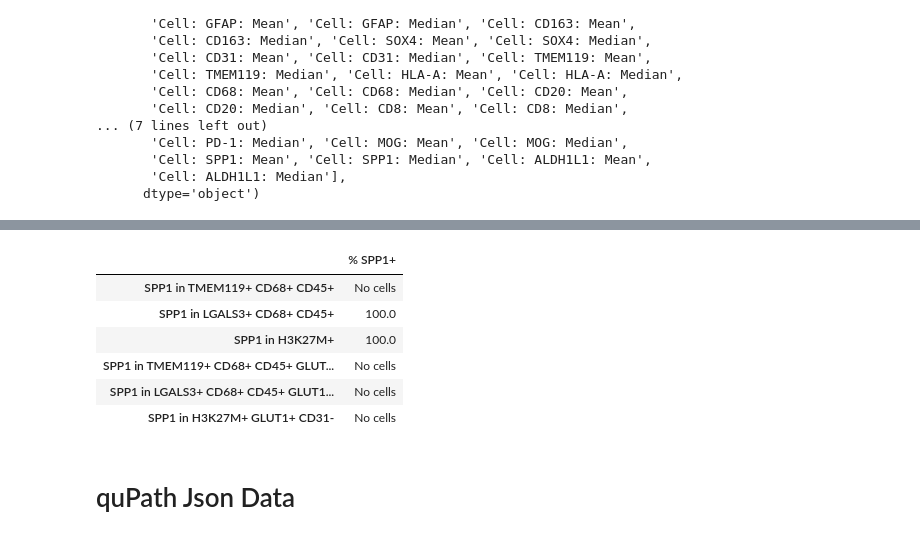
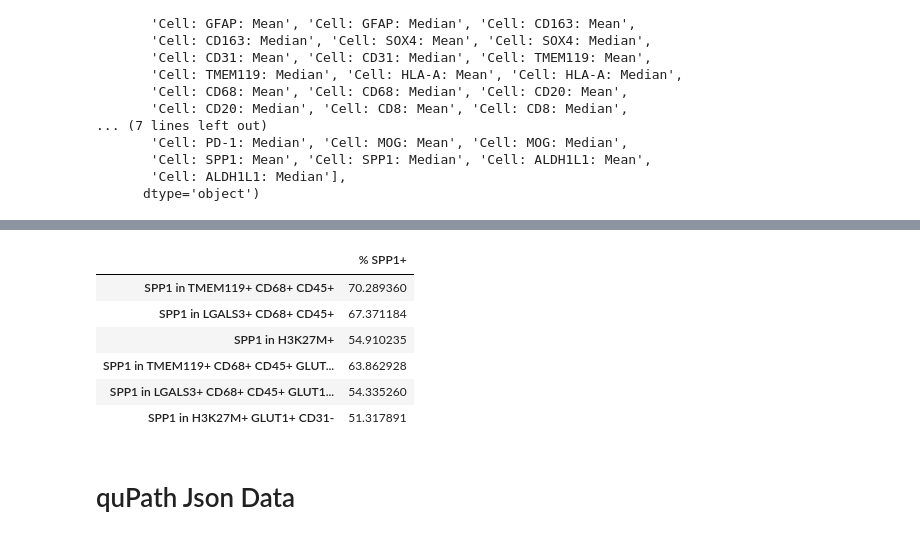
Before and after one commit to sadeghetemad/nencki-image-segmentation, a Jupyter notebook: notebooks/patient_analysis.ipynb, the cells around one changed output, grey strips where cells are left out. Cells and saved outputs as stored; diff of their text form; code cells hidden in the pictures.

Commit message:
fix: input data format

```diff
--- a/notebooks/patient_analysis.ipynb
+++ b/notebooks/patient_analysis.ipynb
@@ -84,16 +102,16 @@ Index(['Image', 'Object ID', 'Object type', 'Name', 'Classification', 'Parent',
        'Cell: ALDH1L1: Median'],
       dtype='object')
 # %%
-for col in df_1991.columns:
+for col in data.columns:
     if "Mean" in col or "Median" in col:
-        df_1991[col] = pd.to_numeric(df_1991[col], errors="coerce")
+        data[col] = pd.to_numeric(data[col], errors="coerce")
 # %%
 markers = ["SPP1", "TMEM119", "CD68", "CD45", "LGALS3", "H3K27M", "GLUT1", "CD31"]
 
 TH = {}
 for m in markers:
     col = f"Cell: {m}: Mean" if m != "H3K27M" else f"Nucleus: {m}: Mean"
-    vals = df_1991[col].dropna()
+    vals = data[col].dropna()
     if len(vals) == 0:
         continue
     try:
@@ -112,0 +131,9 @@ TH
+# %%
+for m in ["SPP1", "TMEM119", "CD68", "CD45", "LGALS3", "H3K27M", "GLUT1", "CD31"]:
+    col = f"Cell: {m}: Mean" if m != "H3K27M" else f"Nucleus: {m}: Mean"
+    vals = data[col].dropna()
+    plt.hist(vals, bins=100)
+    plt.axvline(TH[m], color='red', label=f"Threshold {TH[m]:.2f}")
+    plt.title(m)
+    plt.legend()
+    plt.show()
@@ -113,37 +149,37 @@ TH
 # %%
-def pos(marker, nucleus=False):
+def pos(data, marker, nucleus=False):
     col = f"Nucleus: {marker}: Mean" if nucleus else f"Cell: {marker}: Mean"
-    return df_1991[col] > TH[marker]
+    return data[col] > TH[marker]
 # %%
-microglia_like = pos("TMEM119") & pos("CD68") & pos("CD45")
-macrophage_like = pos("LGALS3") & pos("CD68") & pos("CD45")
-h3k27m = pos("H3K27M", nucleus=True)
-hypoxic = pos("GLUT1") & (~pos("CD31"))
+microglia_like = pos(data, "TMEM119") & pos(data, "CD68") & pos(data, "CD45")
+macrophage_like = pos(data, "LGALS3") & pos(data, "CD68") & pos(data, "CD45")
+h3k27m = pos(data, "H3K27M", nucleus=True)
+hypoxic = pos(data, "GLUT1") & (~pos(data, "CD31"))
 
 results = {}
 
-results["SPP1 in TMEM119+ CD68+ CD45+"] = (df_1991.loc[microglia_like, "Cell: SPP1: Mean"] > TH["SPP1"]).mean() * 100
-results["SPP1 in LGALS3+ CD68+ CD45+"] = (df_1991.loc[macrophage_like, "Cell: SPP1: Mean"] > TH["SPP1"]).mean() * 100
-results["SPP1 in H3K27M+"] = (df_1991.loc[h3k27m, "Cell: SPP1: Mean"] > TH["SPP1"]).mean() * 100
+results["SPP1 in TMEM119+ CD68+ CD45+"] = (data.loc[microglia_like, "Cell: SPP1: Mean"] > TH["SPP1"]).mean() * 100
+results["SPP1 in LGALS3+ CD68+ CD45+"] = (data.loc[macrophage_like, "Cell: SPP1: Mean"] > TH["SPP1"]).mean() * 100
+results["SPP1 in H3K27M+"] = (data.loc[h3k27m, "Cell: SPP1: Mean"] > TH["SPP1"]).mean() * 100
 
-results["SPP1 in TMEM119+ CD68+ CD45+ GLUT1+ CD31-"] = (df_1991.loc[microglia_like & hypoxic, "Cell: SPP1: Mean"] > TH["SPP1"]).mean() * 100
-results["SPP1 in LGALS3+ CD68+ CD45+ GLUT1+ CD31-"] = (df_1991.loc[macrophage_like & hypoxic, "Cell: SPP1: Mean"] > TH["SPP1"]).mean() * 100
-results["SPP1 in H3K27M+ GLUT1+ CD31-"] = (df_1991.loc[h3k27m & hypoxic, "Cell: SPP1: Mean"] > TH["SPP1"]).mean() * 100
+results["SPP1 in TMEM119+ CD68+ CD45+ GLUT1+ CD31-"] = (data.loc[microglia_like & hypoxic, "Cell: SPP1: Mean"] > TH["SPP1"]).mean() * 100
+results["SPP1 in LGALS3+ CD68+ CD45+ GLUT1+ CD31-"] = (data.loc[macrophage_like & hypoxic, "Cell: SPP1: Mean"] > TH["SPP1"]).mean() * 100
+results["SPP1 in H3K27M+ GLUT1+ CD31-"] = (data.loc[h3k27m & hypoxic, "Cell: SPP1: Mean"] > TH["SPP1"]).mean() * 100
 
 summary = pd.DataFrame.from_dict(results, orient="index", columns=["% SPP1+"])
 summary["% SPP1+"] = summary["% SPP1+"].fillna("No cells")
 summary
 
 # Save summary
 # summary.to_csv("SPP1_percentages_summary.csv")
 # %% [output]
 |  | % SPP1+ |
-| SPP1 in TMEM119+ CD68+ CD45+ | No cells |
-| SPP1 in LGALS3+ CD68+ CD45+ | 100.0 |
-| SPP1 in H3K27M+ | 100.0 |
-| SPP1 in TMEM119+ CD68+ CD45+ GLUT... | No cells |
-| SPP1 in LGALS3+ CD68+ CD45+ GLUT1... | No cells |
-| SPP1 in H3K27M+ GLUT1+ CD31- | No cells |
+| SPP1 in TMEM119+ CD68+ CD45+ | 70.289360 |
+| SPP1 in LGALS3+ CD68+ CD45+ | 67.371184 |
+| SPP1 in H3K27M+ | 54.910235 |
+| SPP1 in TMEM119+ CD68+ CD45+ GLUT... | 63.862928 |
+| SPP1 in LGALS3+ CD68+ CD45+ GLUT1... | 54.335260 |
+| SPP1 in H3K27M+ GLUT1+ CD31- | 51.317891 |
 # %% [markdown]
 # quPath Json Data
 # %%
```
Also changed, not shown: parts of 12 cells of this notebook, 1 other file.
